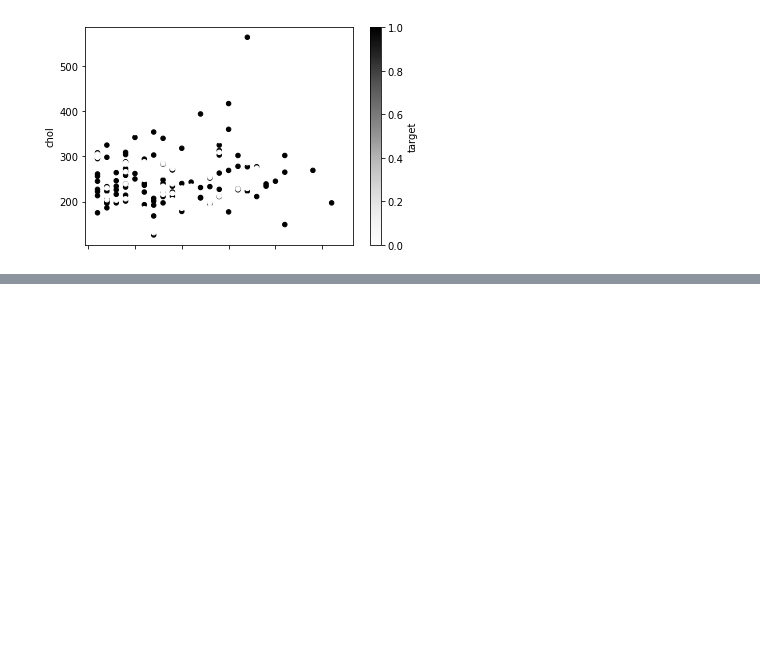
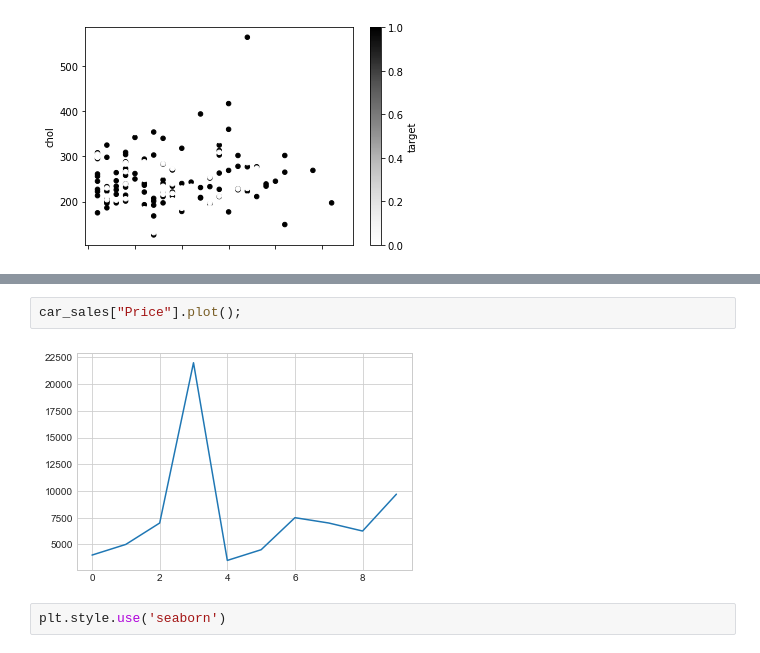
Before and after one commit to alvintoh/ml-ds-bootcamp-2021, a Jupyter notebook: sample_project/introduction to Matplotlib.ipynb, the cells around one changed output, grey strips where cells are left out. Cells and saved outputs as stored; diff of their text form; blank space fills up the shorter version.

```diff
--- a/sample_project/introduction to Matplotlib.ipynb
+++ b/sample_project/introduction to Matplotlib.ipynb
@@ -421,0 +548,6 @@ ax.set_xlim([45, 80]);
+# %%
+car_sales["Price"].plot();
+# %% [output]
+[figure, added]
+# %%
+plt.style.use('seaborn')
```
Also changed, not shown: parts of 33 cells of this notebook, 2 other files.
